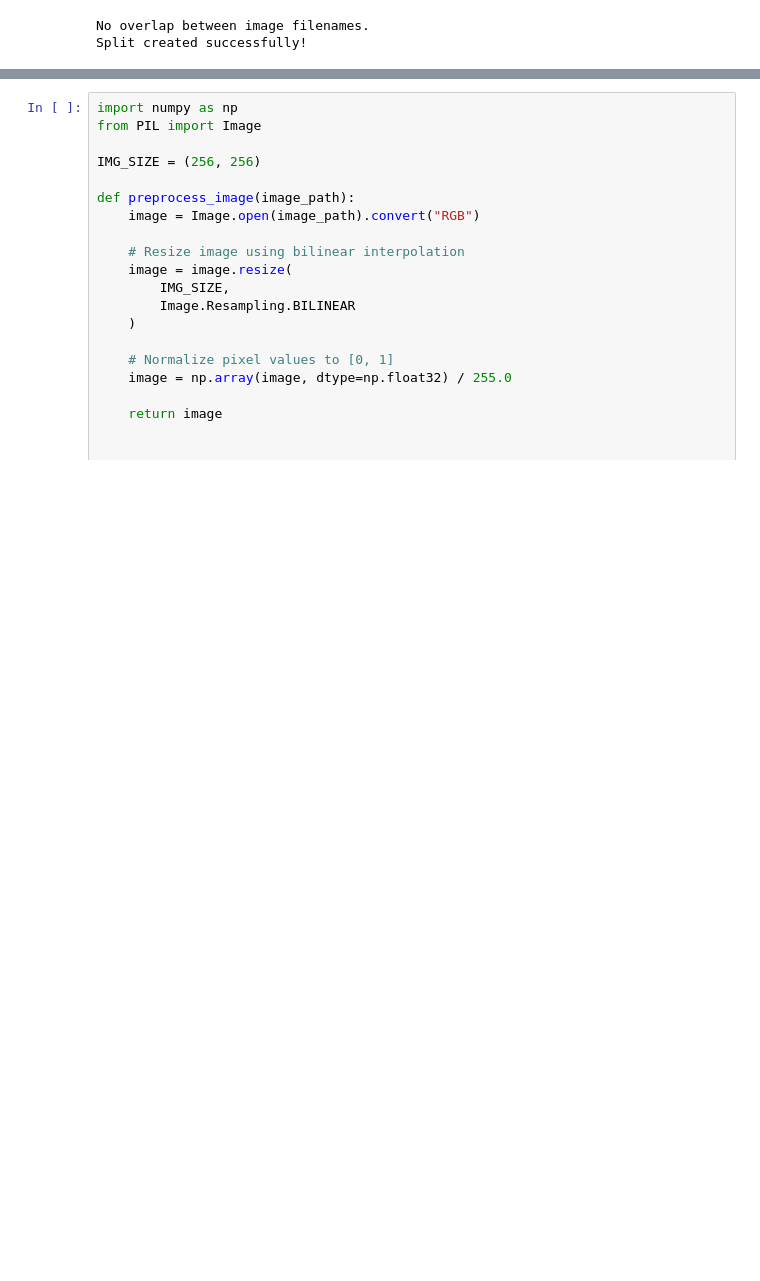
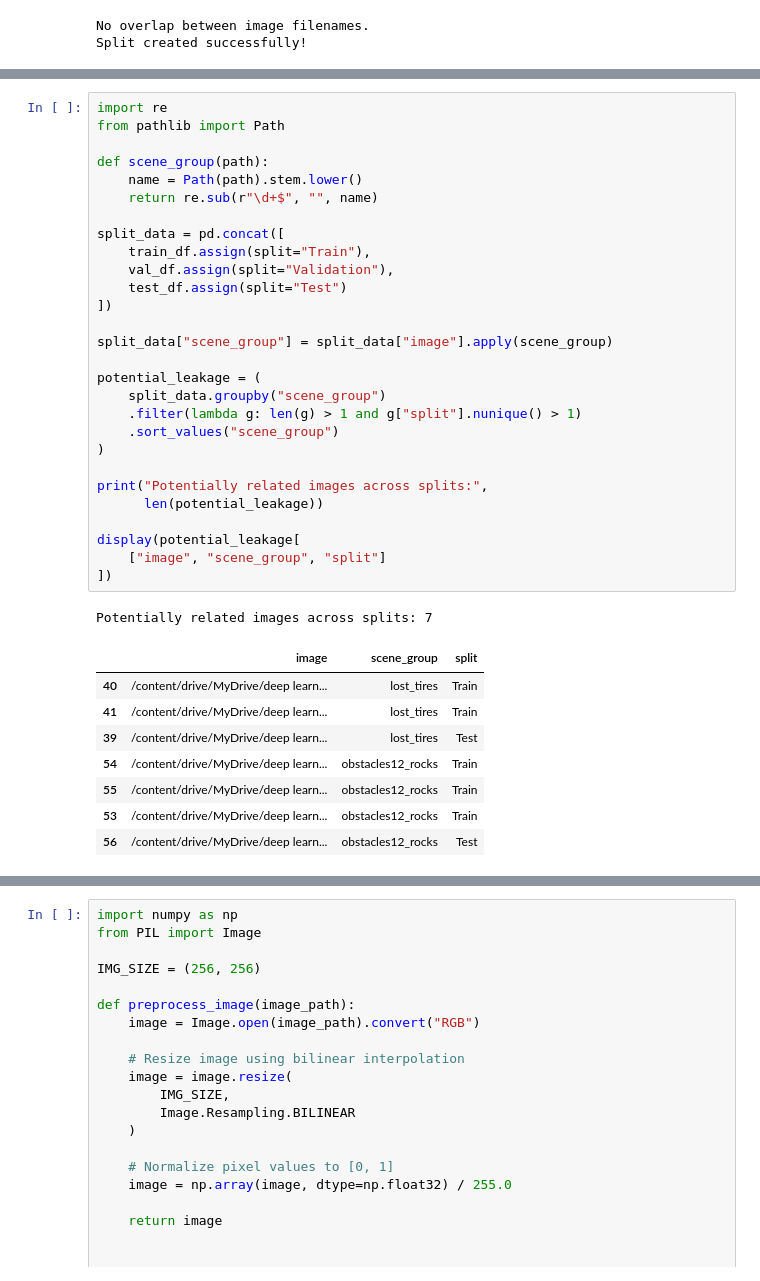
Before and after one commit to nour2344/RoadAnomaly-DeepLearning, a Jupyter notebook: notebooks/02_data_preparation.ipynb, the cells around one changed output, grey strips where cells are left out. Cells and saved outputs as stored; diff of their text form; blank space fills up the shorter version.

```diff
--- a/notebooks/02_data_preparation.ipynb
+++ b/notebooks/02_data_preparation.ipynb
@@ -174,0 +164,38 @@ Prepare the road images and segmentation masks for Deep Learning.
+# %%
+import re
+from pathlib import Path
+
+def scene_group(path):
+    name = Path(path).stem.lower()
+    return re.sub(r"\d+$", "", name)
+
+split_data = pd.concat([
+    train_df.assign(split="Train"),
+    val_df.assign(split="Validation"),
+    test_df.assign(split="Test")
+])
+
+split_data["scene_group"] = split_data["image"].apply(scene_group)
+
+potential_leakage = (
+    split_data.groupby("scene_group")
+    .filter(lambda g: len(g) > 1 and g["split"].nunique() > 1)
+    .sort_values("scene_group")
+)
+
+print("Potentially related images across splits:",
+      len(potential_leakage))
+
+display(potential_leakage[
+    ["image", "scene_group", "split"]
+])
+# %% [output]
+Potentially related images across splits: 7
+|  | image | scene_group | split |
+| 40 | /content/drive/MyDrive/deep learn... | lost_tires | Train |
+| 41 | /content/drive/MyDrive/deep learn... | lost_tires | Train |
+| 39 | /content/drive/MyDrive/deep learn... | lost_tires | Test |
+| 54 | /content/drive/MyDrive/deep learn... | obstacles12_rocks | Train |
+| 55 | /content/drive/MyDrive/deep learn... | obstacles12_rocks | Train |
+| 53 | /content/drive/MyDrive/deep learn... | obstacles12_rocks | Train |
+| 56 | /content/drive/MyDrive/deep learn... | obstacles12_rocks | Test |
```
Also changed, not shown: parts of 23 cells of this notebook.
